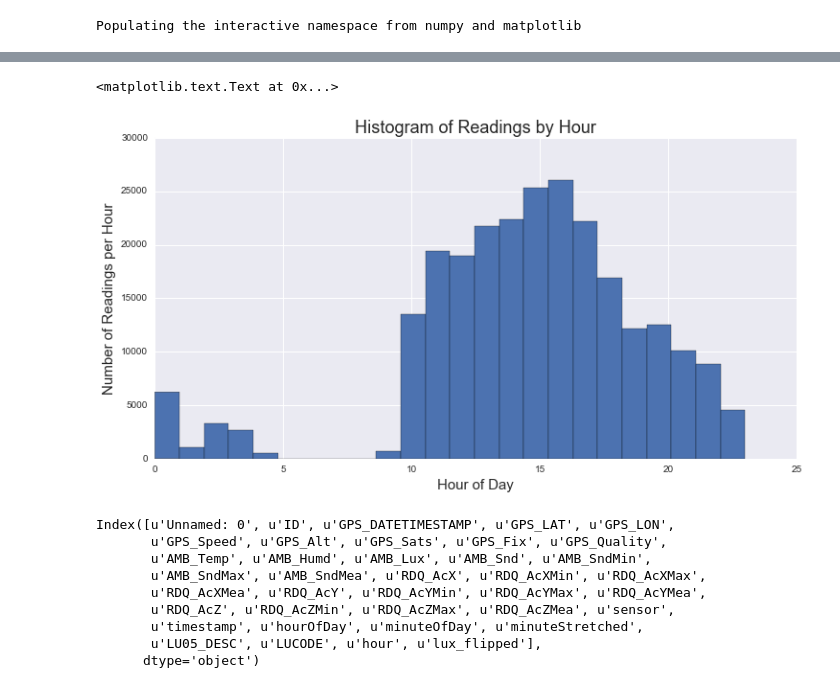
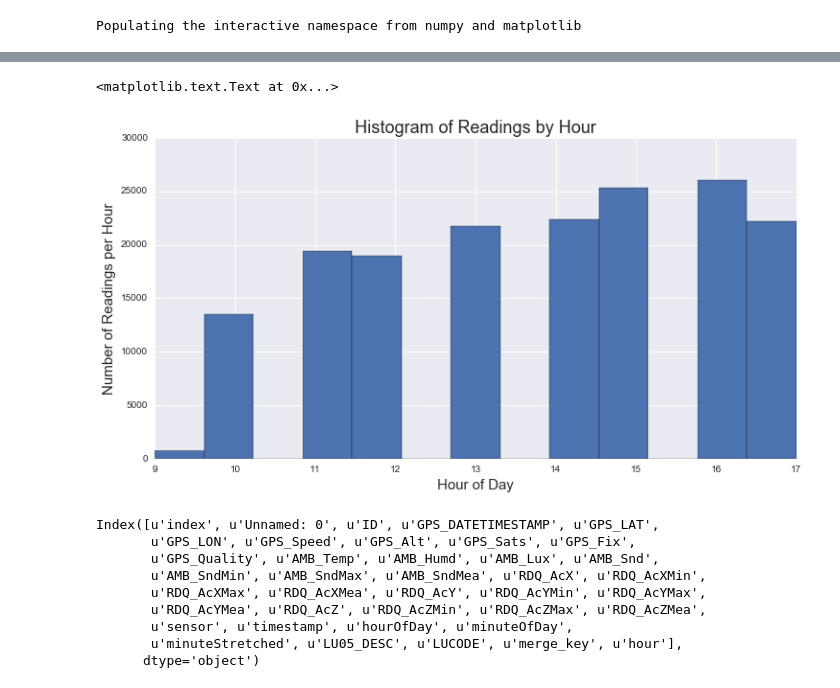
Before and after one commit to vipassana/ml-project-2016, a Jupyter notebook: notebooks/shadows.ipynb, the cells around one changed output, grey strips where cells are left out. Drawn from its saved outputs; the diff is of its cells as text; code cells hidden in the pictures.

```diff
--- a/notebooks/shadows.ipynb
+++ b/notebooks/shadows.ipynb
@@ -12,4 +12,4 @@ Populating the interactive namespace from numpy and matplotlib
 # %%
 # read in updated data set
 data = pd.read_csv('nurve-landuse-0423.csv')
-data.head()
+data['merge_key'] = data.index
@@ -36,5 +16,7 @@ Index([u'Unnamed: 0', u'ID', u'GPS_DATETIMESTAMP', u'GPS_LAT', u'GPS_LON',
 # %%
 # drop rows with a light value of -9998.0
-df = data[data.AMB_Lux != -9998.]
+df = data[data.AMB_Lux != -9998.0]
+df = df[(df.hourOfDay >= 7) & (df.hourOfDay < 18)]
+df = df.reset_index()
 print 'Removing failed light readings, we still retain', np.round(float(len(df))/len(data)*100,2) ,'% of the data'
 # %% [output]
@@ -57,26 +28,26 @@ See the caveats in the documentation: http://pandas.pydata.org/pandas-docs/stabl
 # %%
 fig, ax = plt.subplots(figsize=(12,6))
 
 plt.subplot(111)
-plt.hist(df.hour, bins=24)
+plt.hist(df.hourOfDay, bins = 13)
 plt.title('Histogram of Readings by Hour', fontsize=18)
 plt.xlabel('Hour of Day', fontsize = 15)
 plt.ylabel('Number of Readings per Hour', fontsize=15)
 # %% [output]
 <matplotlib.text.Text at 0x...>
-[figure, old version]
+[figure, new version]
 # %%
 # next calculate hourly thresholds for light
 df.columns
 # %% [output]
-Index([u'Unnamed: 0', u'ID', u'GPS_DATETIMESTAMP', u'GPS_LAT', u'GPS_LON',
-       u'GPS_Speed', u'GPS_Alt', u'GPS_Sats', u'GPS_Fix', u'GPS_Quality',
-       u'AMB_Temp', u'AMB_Humd', u'AMB_Lux', u'AMB_Snd', u'AMB_SndMin',
-       u'AMB_SndMax', u'AMB_SndMea', u'RDQ_AcX', u'RDQ_AcXMin', u'RDQ_AcXMax',
-       u'RDQ_AcXMea', u'RDQ_AcY', u'RDQ_AcYMin', u'RDQ_AcYMax', u'RDQ_AcYMea',
-       u'RDQ_AcZ', u'RDQ_AcZMin', u'RDQ_AcZMax', u'RDQ_AcZMea', u'sensor',
-       u'timestamp', u'hourOfDay', u'minuteOfDay', u'minuteStretched',
-       u'LU05_DESC', u'LUCODE', u'hour', u'lux_flipped'],
+Index([u'index', u'Unnamed: 0', u'ID', u'GPS_DATETIMESTAMP', u'GPS_LAT',
+       u'GPS_LON', u'GPS_Speed', u'GPS_Alt', u'GPS_Sats', u'GPS_Fix',
+       u'GPS_Quality', u'AMB_Temp', u'AMB_Humd', u'AMB_Lux', u'AMB_Snd',
+       u'AMB_SndMin', u'AMB_SndMax', u'AMB_SndMea', u'RDQ_AcX', u'RDQ_AcXMin',
+       u'RDQ_AcXMax', u'RDQ_AcXMea', u'RDQ_AcY', u'RDQ_AcYMin', u'RDQ_AcYMax',
+       u'RDQ_AcYMea', u'RDQ_AcZ', u'RDQ_AcZMin', u'RDQ_AcZMax', u'RDQ_AcZMea',
+       u'sensor', u'timestamp', u'hourOfDay', u'minuteOfDay',
+       u'minuteStretched', u'LU05_DESC', u'LUCODE', u'merge_key', u'hour'],
       dtype='object')
 # %%
 # plotting hourly distribution of sensor readings
```
Also changed, not shown: parts of 10 cells of this notebook.
